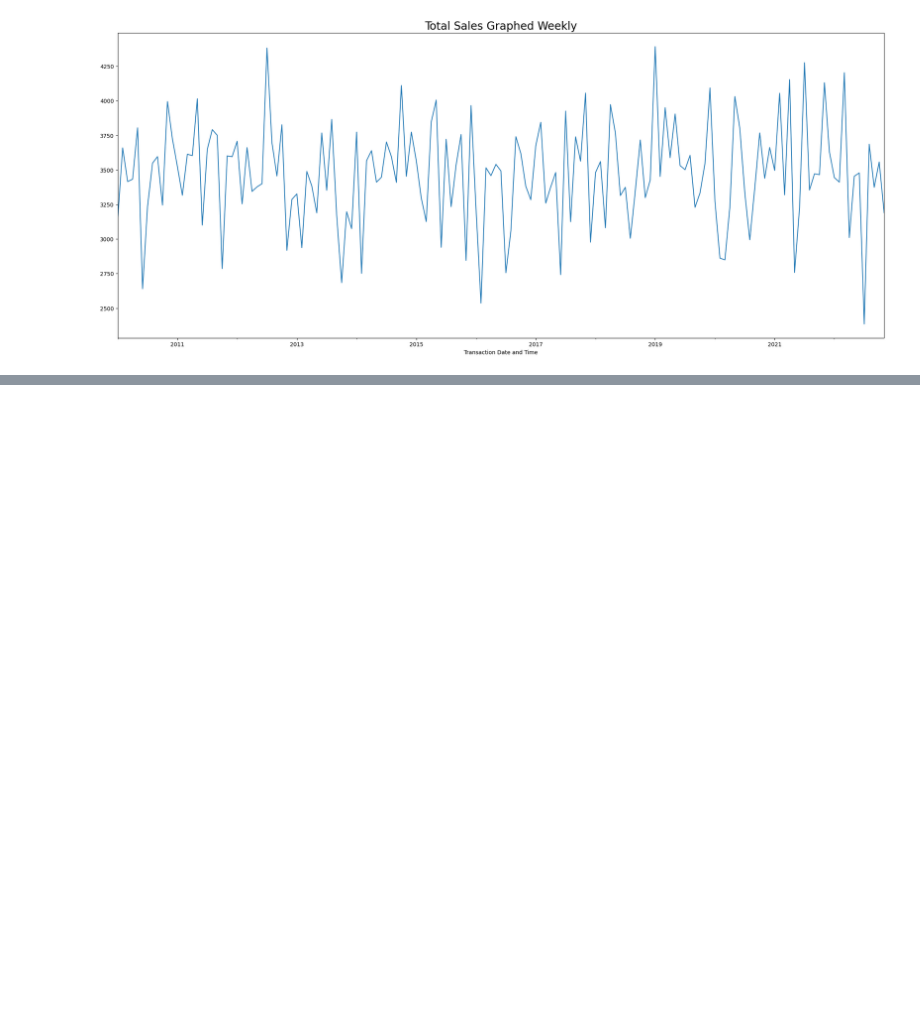
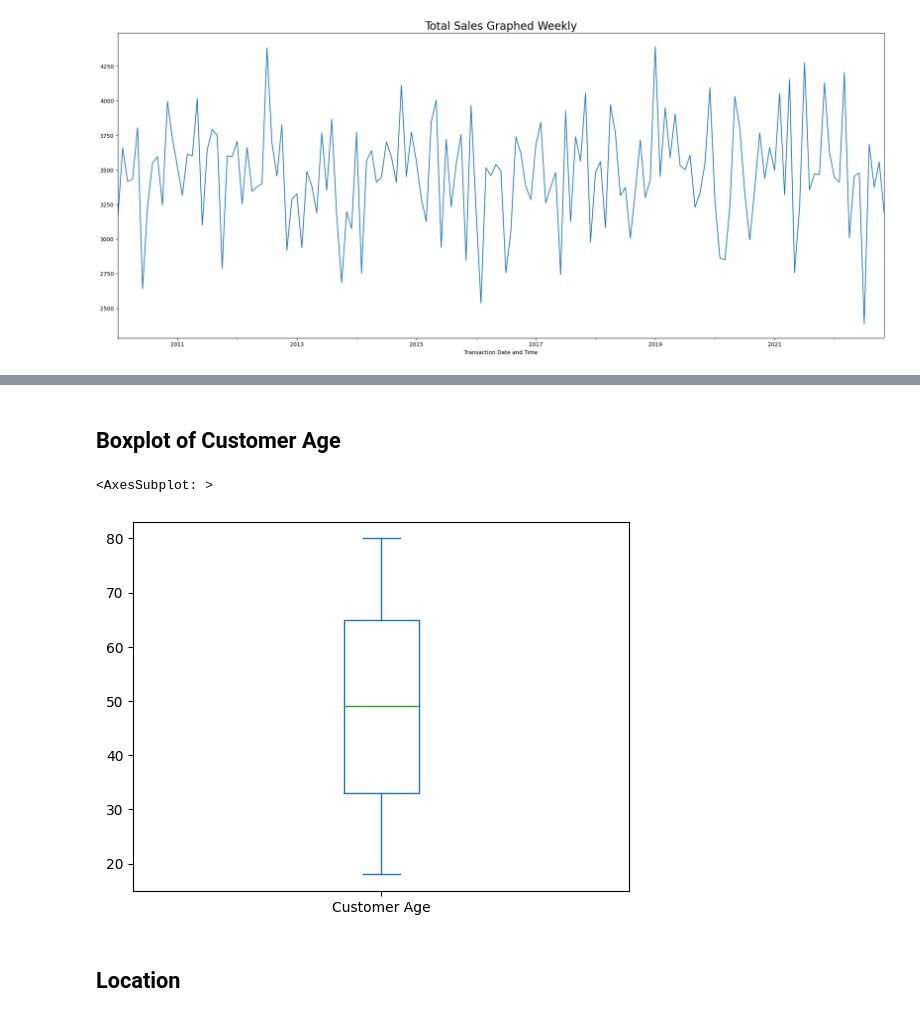
Before and after one commit to Nasibul/e-commerce, a Jupyter notebook: ml-inventory/E-Commerce Analysis.ipynb, the cells around one changed output, grey strips where cells are left out. Cells and saved outputs as stored; diff of their text form; code cells hidden in the pictures; blank space fills up the shorter version.

```diff
--- a/ml-inventory/Analysis.ipynb
+++ b/ml-inventory/E-Commerce Analysis.ipynb
@@ -221,0 +239,9 @@ Text(0.5, 1.0, 'Total Sales Graphed Weekly')
+# %% [markdown]
+## Boxplot of Customer Age
+# %%
+df.groupby('Customer Name').mean(numeric_only=True)['Customer Age'].plot(kind='box')
+# %% [output]
+<AxesSubplot: >
+[figure, added]
+# %% [markdown]
+## Location
```
Also changed, not shown: parts of 31 cells of this notebook.
